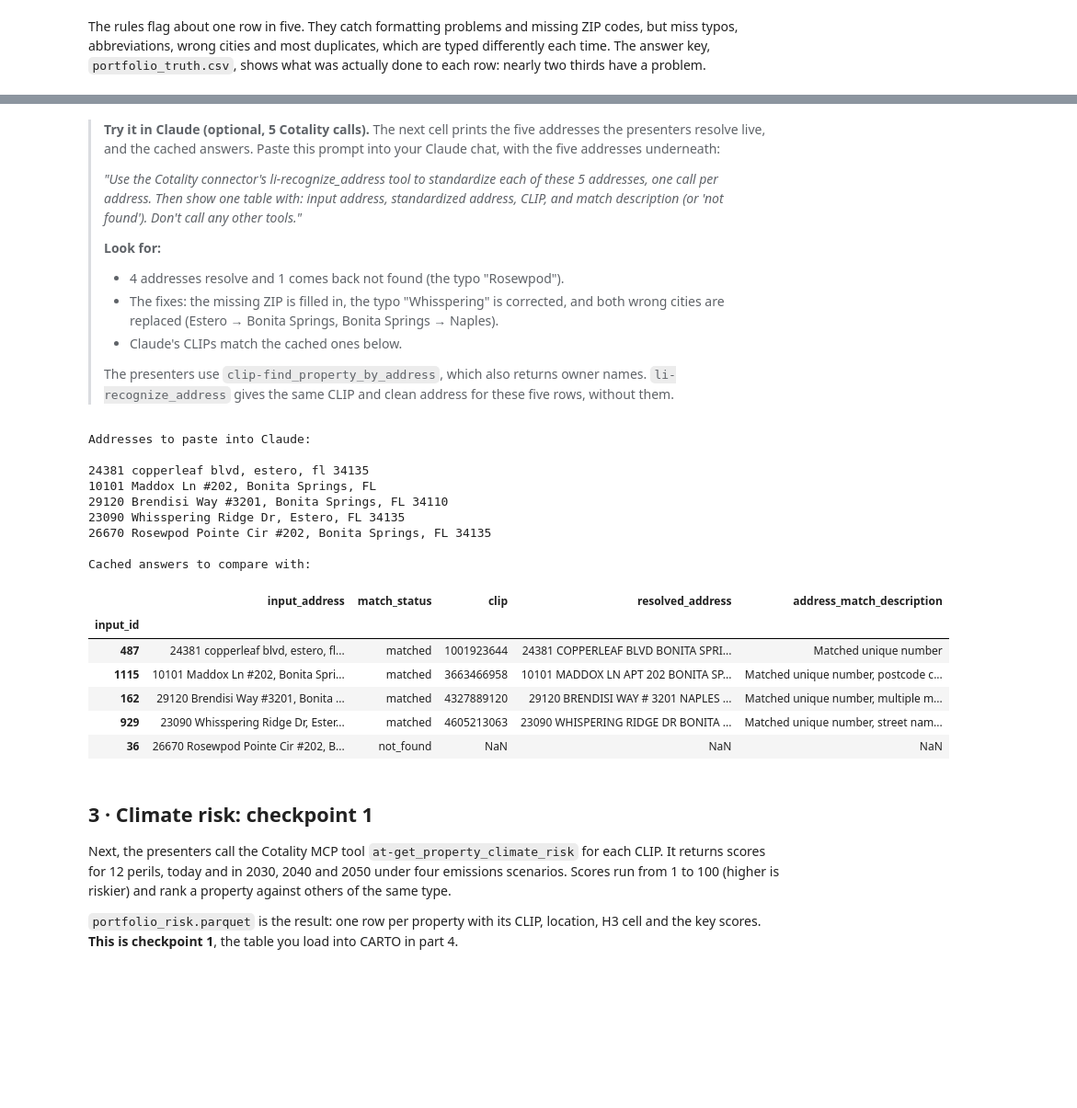
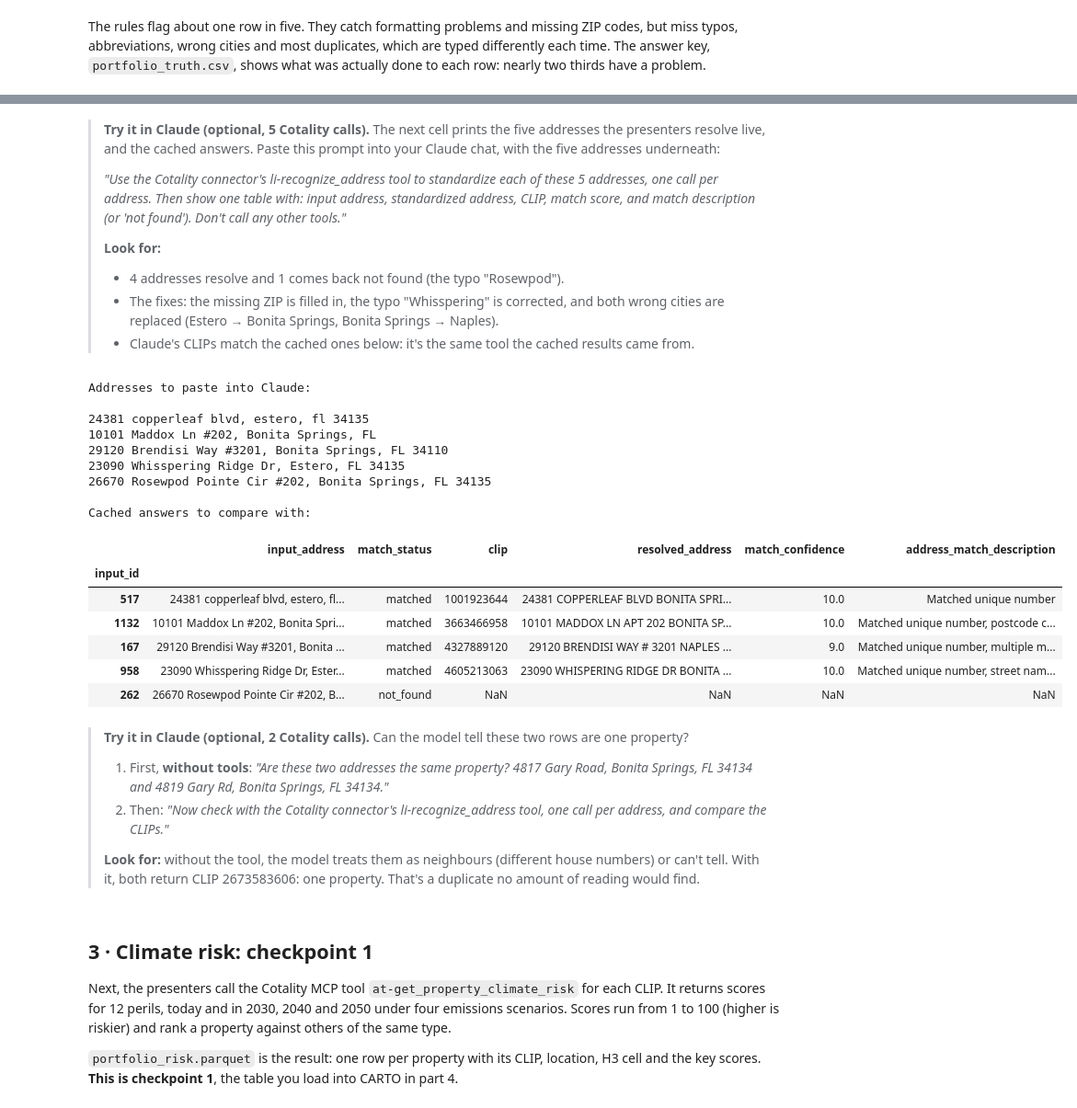
Before and after one commit to eprashar-clgx/sdsc-2026-re-portfolio-screening, a Jupyter notebook: notebooks/portfolio_screening.ipynb, the cells around one changed output, grey strips where cells are left out. Shown at 92% size. Saved outputs shown, nothing was run; the diff lists cells and outputs as text; code cells hidden in the pictures; blank space fills up the shorter version.

```diff
--- a/notebooks/portfolio_screening.ipynb
+++ b/notebooks/portfolio_screening.ipynb
@@ -258,41 +338,48 @@ duplicate rows resolved to the right property: 96 of 100
 > underneath:
 >
 > *"Use the Cotality connector's li-recognize_address tool to standardize each of these 5 addresses, one call
-> per address. Then show one table with: input address, standardized address, CLIP, and match description
-> (or 'not found'). Don't call any other tools."*
+> per address. Then show one table with: input address, standardized address, CLIP, match score, and match
+> description (or 'not found'). Don't call any other tools."*
 >
 > **Look for:**
 > - 4 addresses resolve and 1 comes back not found (the typo "Rosewpod").
 > - The fixes: the missing ZIP is filled in, the typo "Whisspering" is corrected, and both wrong cities are
 >   replaced (Estero → Bonita Springs, Bonita Springs → Naples).
-> - Claude's CLIPs match the cached ones below.
->
-> The presenters use `clip-find_property_by_address`, which also returns owner names. `li-recognize_address`
-> gives the same CLIP and clean address for these five rows, without them.
+> - Claude's CLIPs match the cached ones below: it's the same tool the cached results came from.
 # %%
-DEMO_IDS = [487, 1115, 162, 929, 36]
+DEMO_IDS = [517, 1132, 167, 958, 262]
 print("Addresses to paste into Claude:\n")
 print("\n".join(messy.set_index("input_id").loc[DEMO_IDS, "address"].str.strip()))
 print("\nCached answers to compare with:")
 (matches.set_index("input_id").loc[DEMO_IDS, ["input_address", "match_status", "clip", "resolved_address",
-                                              "address_match_description"]])
+                                              "match_confidence", "address_match_description"]])
 # %% [output]
 Addresses to paste into Claude:
 
 24381 copperleaf blvd, estero, fl 34135
 10101 Maddox Ln #202, Bonita Springs, FL
 29120 Brendisi Way #3201, Bonita Springs, FL 34110
 23090 Whisspering Ridge Dr, Estero, FL 34135
 26670 Rosewpod Pointe Cir #202, Bonita Springs, FL 34135
 
 Cached answers to compare with:
-|  | input_address | match_status | clip | resolved_address | address_match_description |
-| input_id |  |  |  |  |  |
-| 487 | 24381 copperleaf blvd, estero, fl... | matched | 1001923644 | 24381 COPPERLEAF BLVD BONITA SPRI... | Matched unique number |
-| 1115 | 10101 Maddox Ln #202, Bonita Spri... | matched | 3663466958 | 10101 MADDOX LN APT 202 BONITA SP... | Matched unique number, postcode c... |
-| 162 | 29120 Brendisi Way #3201, Bonita ... | matched | 4327889120 | 29120 BRENDISI WAY # 3201 NAPLES ... | Matched unique number, multiple m... |
-| 929 | 23090 Whisspering Ridge Dr, Ester... | matched | 4605213063 | 23090 WHISPERING RIDGE DR BONITA ... | Matched unique number, street nam... |
-| 36 | 26670 Rosewpod Pointe Cir #202, B... | not_found | NaN | NaN | NaN |
+|  | input_address | match_status | clip | resolved_address | match_confidence | address_match_description |
+| input_id |  |  |  |  |  |  |
+| 517 | 24381 copperleaf blvd, estero, fl... | matched | 1001923644 | 24381 COPPERLEAF BLVD BONITA SPRI... | 10.0 | Matched unique number |
+| 1132 | 10101 Maddox Ln #202, Bonita Spri... | matched | 3663466958 | 10101 MADDOX LN APT 202 BONITA SP... | 10.0 | Matched unique number, postcode c... |
+| 167 | 29120 Brendisi Way #3201, Bonita ... | matched | 4327889120 | 29120 BRENDISI WAY # 3201 NAPLES ... | 9.0 | Matched unique number, multiple m... |
+| 958 | 23090 Whisspering Ridge Dr, Ester... | matched | 4605213063 | 23090 WHISPERING RIDGE DR BONITA ... | 10.0 | Matched unique number, street nam... |
+| 262 | 26670 Rosewpod Pointe Cir #202, B... | not_found | NaN | NaN | NaN | NaN |
+# %% [markdown]
+> **Try it in Claude (optional, 2 Cotality calls).** Can the model tell these two rows are one property?
+>
+> 1. First, **without tools**: *"Are these two addresses the same property? 4817 Gary Road, Bonita Springs, FL
+>    34134 and 4819 Gary Rd, Bonita Springs, FL 34134."*
+> 2. Then: *"Now check with the Cotality connector's li-recognize_address tool, one call per address, and compare
+>    the CLIPs."*
+>
+> **Look for:** without the tool, the model treats them as neighbours (different house numbers) or can't tell.
+> With it, both return CLIP 2673583606: one property. That's a duplicate no amount of reading would find.
 # %% [markdown]
 ## 3 · Climate risk: checkpoint 1
 
```
Also changed, not shown: parts of 20 cells of this notebook, 11 other files.
